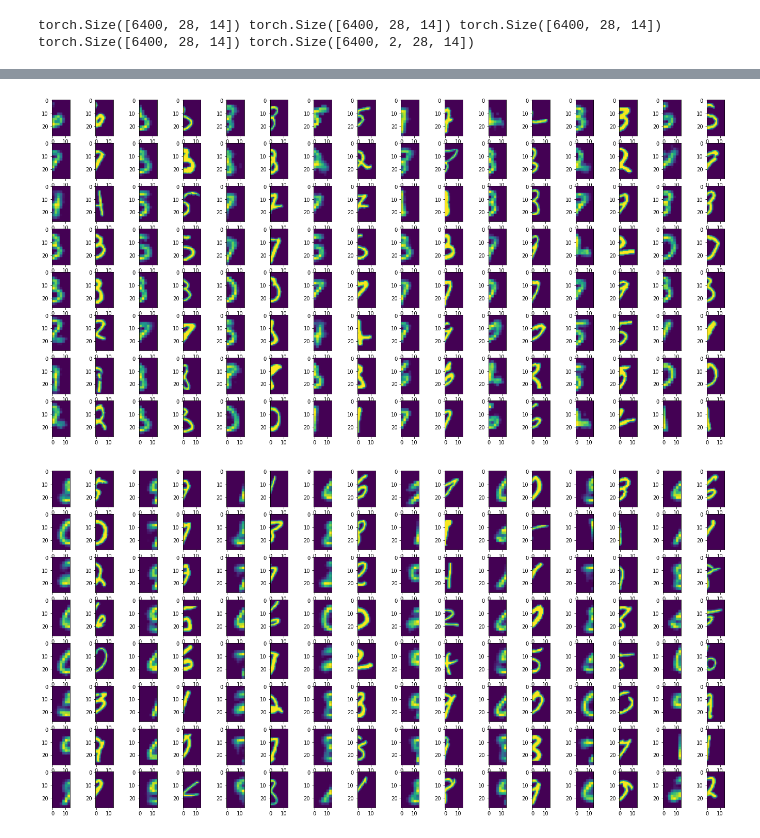
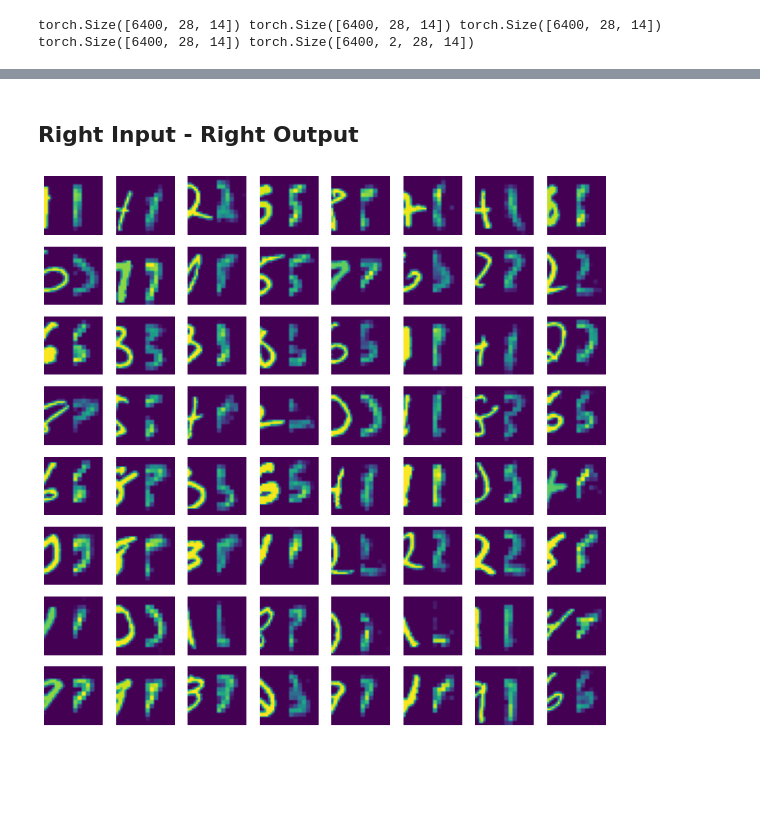
Before and after one commit to prashantdukecyfi/SMAI-CorMCNN-Project, a Jupyter notebook: SMAI_PROJECT_FINAL.ipynb, the cells around one changed output, grey strips where cells are left out. Cells and saved outputs as stored; diff of their text form; code cells hidden in the pictures; blank space fills up the shorter version.

```diff
--- a/SMAI_PROJECT_FINAL.ipynb
+++ b/SMAI_PROJECT_FINAL.ipynb
@@ -190,7 +190,7 @@ criterion = nn.MSELoss()
 optimizer = optim.Adam(model.parameters(), lr=0.01)
 # %%
 reset_network_params(model)
-num_epochs=10
+num_epochs = 20
 train_loss = []
 for i in tqdm(range(num_epochs)):
     j = 0
@@ -204,14 +204,13 @@ for i in tqdm(range(num_epochs)):
 
         left = x[:, :, 0, :, :].to(device=device)
         right = x[:, :,1, :, :].to(device=device)
-        # print(left.shape, right.shape)
         left = left.reshape(64,1,1,28,14)
         right = right.reshape(64,1,1,28,14)
-        #break
+
         templ, tempr = x.detach().clone(), x.detach().clone()
         templ[:, :, 0, :, :]=0
         tempr[:, :, 1, :, :]=0
-        #print(x.shape)
+
         h0, left0, right0, hleft_1, hleft_2, hright_1, hright_2 = model(x) #Giving both left and right as input
         left0 = left0.reshape(64,1,1,28,14)
         right0 = right0.reshape(64,1,1,28,14)
@@ -221,11 +220,10 @@ for i in tqdm(range(num_epochs)):
         right2 = right2.reshape(64,1,1,28,14)
         left2 = left2.reshape(64,1,1,28,14)
         right1 = right1.reshape(64,1,1,28,14)
-        #print()
+
         #MSE Loss + Correlation
         loss=criterion(left0, left)+criterion(right0, right)+criterion(left2, left)+criterion(right1, right)-correlation([[h1, h2], [hleft_1, hright_1], [hleft_2, hright_2]])
         epoch_loss += loss
-        #print(h0.shape, left0.shape, right0.shape, hleft_1.shape, hleft_2.shape, hright_1.shape, hright_2.shape)
         optimizer.zero_grad()
         loss.backward()
         optimizer.step()
@@ -238,23 +240,22 @@ plot_loss(train_loss, num_epochs)
 # %% [markdown]
 ### Display 64 random images, used only 6400 test images to prevent colab from crashing due to memory usage
 # %%
-def show_sample_reconstructions(reconstrucions, actual):
-  w=15
-  h=15
-  idx = 0
-  indices = random.sample(range(0, 6400), 64)
-  act_idx = np.arange(2, 129 , 2)
-  recons_idx = np.arange(1, 129 , 2)
-  fig=plt.figure(figsize=(24, 12))
-  columns, rows = 16, 8
-  for i in range(0, columns*rows//2):
-    fig.add_subplot(rows, columns, recons_idx[i])
-    plt.imshow(reconstrucions[indices[idx],:,:])
-    fig.add_subplot(rows, columns, act_idx[i] )
-    plt.imshow(actual[indices[idx],:,:])
-    idx += 1
-
-  plt.show()
+def show_sample_reconstructions(reconstructions, actual, flag = 0):
+    idx = 1
+    indices = random.sample(range(0, 6400), 64)
+    fig=plt.figure(figsize=(12, 12))
+    columns, rows = 8, 8
+    for i in range(0, columns*rows):
+        if flag:
+            fig.add_subplot(rows, columns, idx)
+            imX = cv2.hconcat([reconstructions[indices[idx-1],:,:], actual[indices[idx-1],:,:]])
+        else:
+            fig.add_subplot(rows, columns, idx)
+            imX = cv2.hconcat([actual[indices[idx-1],:,:], reconstructions[indices[idx-1],:,:]])
+        plt.axis('off')
+        plt.imshow(imX)
+        idx += 1
+    plt.show()
 # %% [markdown]
 ### Testing for 1st 6400 test images
 # %%
@@ -307,16 +332,9 @@ show_sample_reconstructions(RIGHT1.cpu().detach().numpy(), ACTUAL)
+# %% [markdown]
+## Right Input - Right Output
 # %%
 ACTUAL = actual.cpu().detach().numpy()
 ACTUAL = ACTUAL[:,1,:,:]
 ACTUAL = ACTUAL.squeeze()
-show_sample_reconstructions(RIGHT1.cpu().detach().numpy(), ACTUAL)
+show_sample_reconstructions(RIGHT2.cpu().detach().numpy(), ACTUAL)
 # %% [output]
-[figure, old version]
+[figure, new version]
-# %%
-actual = x.cpu().detach().numpy()
-left = left2.cpu().detach().numpy()
-actual = actual[:,:,1,:,:].reshape(64,1,1,28,14)
-actual = actual.squeeze()
-left = left.squeeze()
-show_sample_reconstructions(left, actual)
-# %% [output]
-[figure, removed]
```
Also changed, not shown: parts of 18 cells of this notebook.
